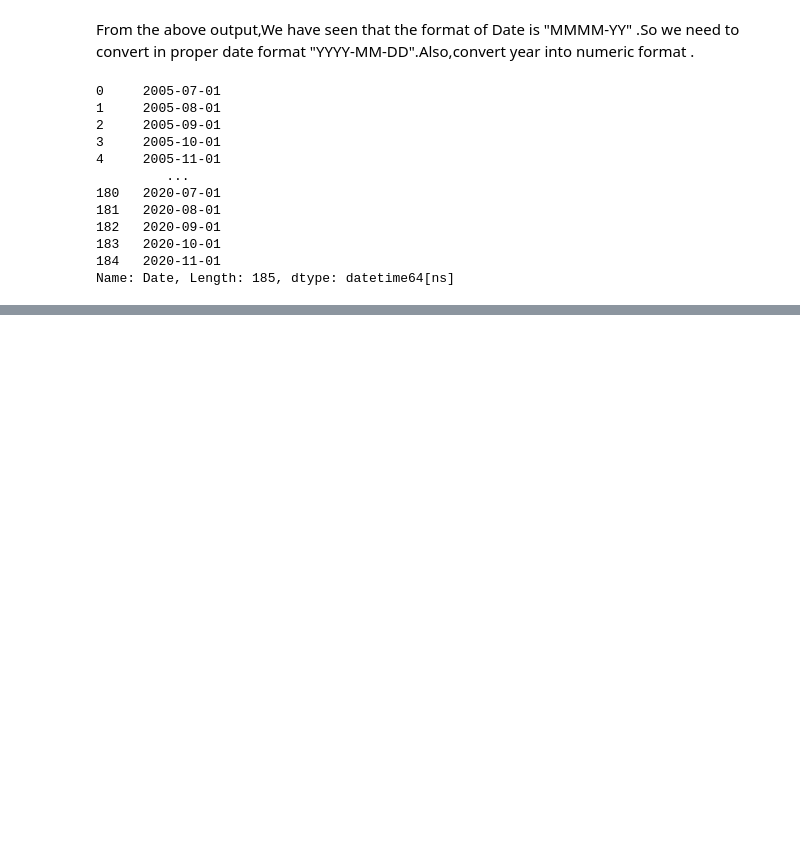
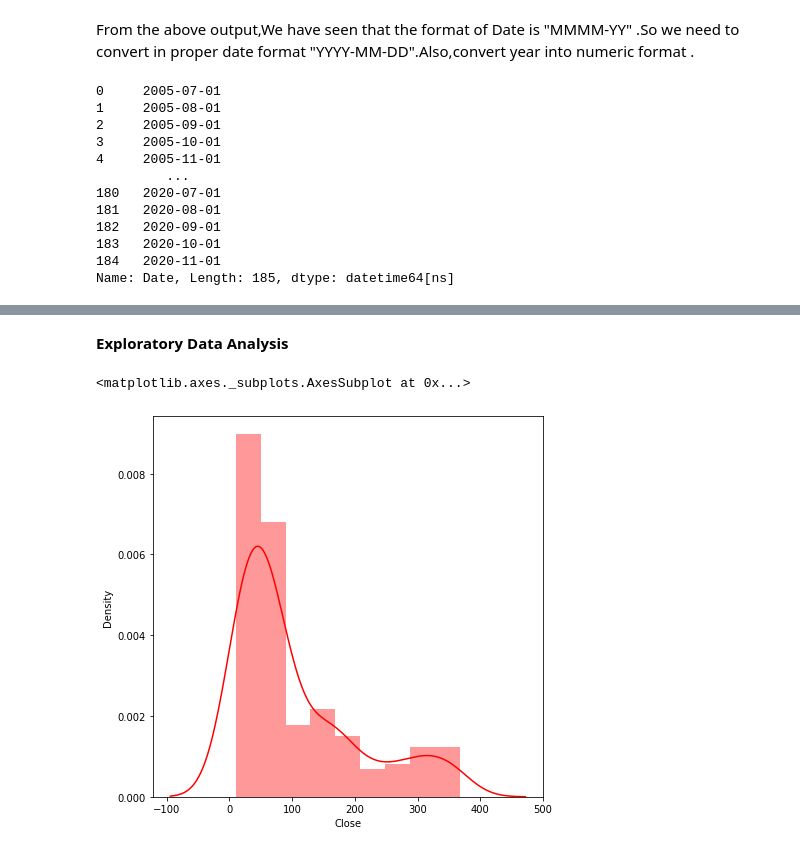
Before and after one commit to Shashankshekharpandey/Stock-closing-price-prediction, a Jupyter notebook: yes_bank_stock_closing_price_prediction.ipynb, the cells around one changed output, grey strips where cells are left out. Saved outputs shown, nothing was run; the diff lists cells and outputs as text; code cells hidden in the pictures; blank space fills up the shorter version.

```diff
--- a/yes_bank_stock_closing_price_prediction.ipynb
+++ b/yes_bank_stock_closing_price_prediction.ipynb
@@ -156,3 +156,7 @@ stock_price_df['Date']
 183   2020-10-01
 184   2020-11-01
 Name: Date, Length: 185, dtype: datetime64[ns]
+# %%
+# Make "Date" column as index of the dataframe
+
+stock_price_df.set_index('Date', inplace=True)
@@ -158,0 +189,10 @@ Name: Date, Length: 185, dtype: datetime64[ns]
+# %% [markdown]
+**Exploratory Data Analysis**
+# %%
+#  Plot the histogram to see Dependent variable 'Close' distribution whcih we need to predict later
+
+plt.figure(figsize=(7,7))
+sns.distplot(stock_price_df['Close'],color="r")
+# %% [output]
+<matplotlib.axes._subplots.AxesSubplot at 0x...>
+[figure, added]
```
Also changed, not shown: parts of 11 cells of this notebook.
